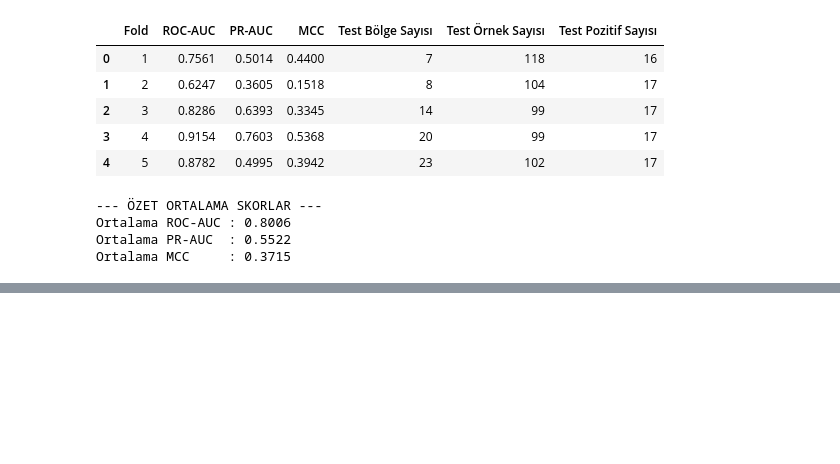
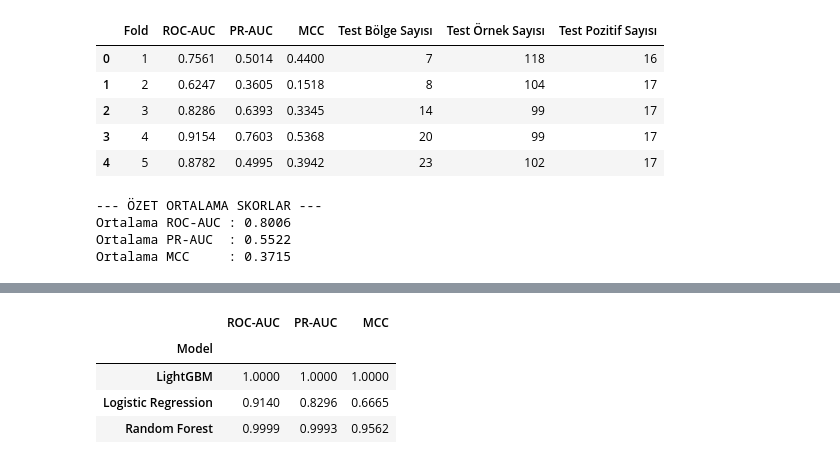
Before and after one commit to AfraORDULU/tech4aqua, a Jupyter notebook: notebooks/01_data_exploration.ipynb, the cells around one changed output, grey strips where cells are left out. Drawn from its saved outputs; the diff is of its cells as text; code cells hidden in the pictures; blank space fills up the shorter version.

Commit message:
8. ve 9. gun: Veri sizintisi giderildi, LR, RF ve LightGBM modelleri karsilastirildi

```diff
--- a/notebooks/01_data_exploration.ipynb
+++ b/notebooks/01_data_exploration.ipynb
@@ -712,0 +709,91 @@ Ortalama MCC     : 0.3715
+# %%
+import numpy as np
+import pandas as pd
+from sklearn.pipeline import Pipeline
+from sklearn.impute import SimpleImputer
+from sklearn.preprocessing import StandardScaler
+from sklearn.linear_model import LogisticRegression
+from sklearn.ensemble import RandomForestClassifier
+from lightgbm import LGBMClassifier
+from sklearn.metrics import roc_auc_score, average_precision_score, matthews_corrcoef
+from sklearn.model_selection import StratifiedGroupKFold
+
+print("==================================================")
+print("8. GÜN - ÜÇLÜ MODEL KARŞILAŞTIRMASI (LR, RF, LightGBM)")
+print("==================================================")
+
+# 1. Veri setini okuyoruz
+df = pd.read_csv("../data/raw/Base_Tech4Aqua_Features_Avancadas.csv")
+
+# 2. Sütun adları
+target_col = "Target_Coliformes"
+group_col = "ZAPE NOME"
+
+# 3. Hedef veya grup sütununda boş (NaN) olan satırları temizleyelim
+df = df.dropna(subset=[target_col, group_col])
+
+# 4. Girdiler (X), Hedef (y) ve Gruplar (groups)
+drop_cols = [target_col, group_col, "DATA AMOSTRAGEM", "FREGUESIA"]
+X = df.drop(columns=[col for col in drop_cols if col in df.columns])
+
+# Sadece sayısal sütunları seçiyoruz
+X = X.select_dtypes(include=[np.number])
+
+# ÖNEMLİ: Tüm değerleri boş (NaN) olan sütunları veriden tamamen çıkarıyoruz (uyarıları önler)
+X = X.dropna(axis=1, how='all')
+
+y = df[target_col]
+groups = df[group_col]
+
+# StratifiedGroupKFold tanımlaması (5 katlı)
+sgkf = StratifiedGroupKFold(n_splits=5, shuffle=True, random_state=42)
+
+# Modeller sözlüğü
+models = {
+    "Logistic Regression": Pipeline([
+        ("imputer", SimpleImputer(strategy="median")),
+        ("scaler", StandardScaler()),
+        ("classifier", LogisticRegression(max_iter=2000, class_weight="balanced", random_state=42))
+    ]),
+    "Random Forest": Pipeline([
+        ("imputer", SimpleImputer(strategy="median")),
+        ("classifier", RandomForestClassifier(n_estimators=300, random_state=42, class_weight="balanced", n_jobs=-1))
+    ]),
+    "LightGBM": Pipeline([
+        ("imputer", SimpleImputer(strategy="median")),
+        ("classifier", LGBMClassifier(random_state=42, class_weight="balanced", verbose=-1))
+    ])
+}
+
+all_fold_results = []
+
+# Döngü ile modelleri koşturuyoruz
+for fold, (train_idx, test_idx) in enumerate(sgkf.split(X, y, groups=groups), start=1):
+    X_train, X_test = X.iloc[train_idx], X.iloc[test_idx]
+    y_train, y_test = y.iloc[train_idx], y.iloc[test_idx]
+
+    for name, model in models.items():
+        model.fit(X_train, y_train)
+
+        y_prob = model.predict_proba(X_test)[:, 1]
+        y_pred = (y_prob >= 0.5).astype(int)
+
+        roc = roc_auc_score(y_test, y_prob) if y_test.nunique() == 2 else np.nan
+        pr = average_precision_score(y_test, y_prob) if y_test.nunique() == 2 else np.nan
+        mcc = matthews_corrcoef(y_test, y_pred) if y_test.nunique() == 2 else np.nan
+
+        all_fold_results.append({
+            "Model": name,
+            "Fold": fold,
+            "ROC-AUC": round(roc, 4),
+            "PR-AUC": round(pr, 4),
+            "MCC": round(mcc, 4)
+        })
+
+# Sonuçları Tablo Yap ve Yazdır
+results_df = pd.DataFrame(all_fold_results)
+print("\n--- ÖZET ORTALAMA SKORLAR ---")
+summary_df = results_df.groupby("Model")[["ROC-AUC", "PR-AUC", "MCC"]].mean().round(4)
+print(summary_df)
+display(summary_df)
+# %% [output]
@@ -712,0 +809,5 @@ Ortalama MCC     : 0.3715
+|  | ROC-AUC | PR-AUC | MCC |
+| Model |  |  |  |
+| LightGBM | 1.0000 | 1.0000 | 1.0000 |
+| Logistic Regression | 0.9140 | 0.8296 | 0.6665 |
+| Random Forest | 0.9999 | 0.9993 | 0.9562 |
```
Also changed, not shown: parts of 7 cells of this notebook.
